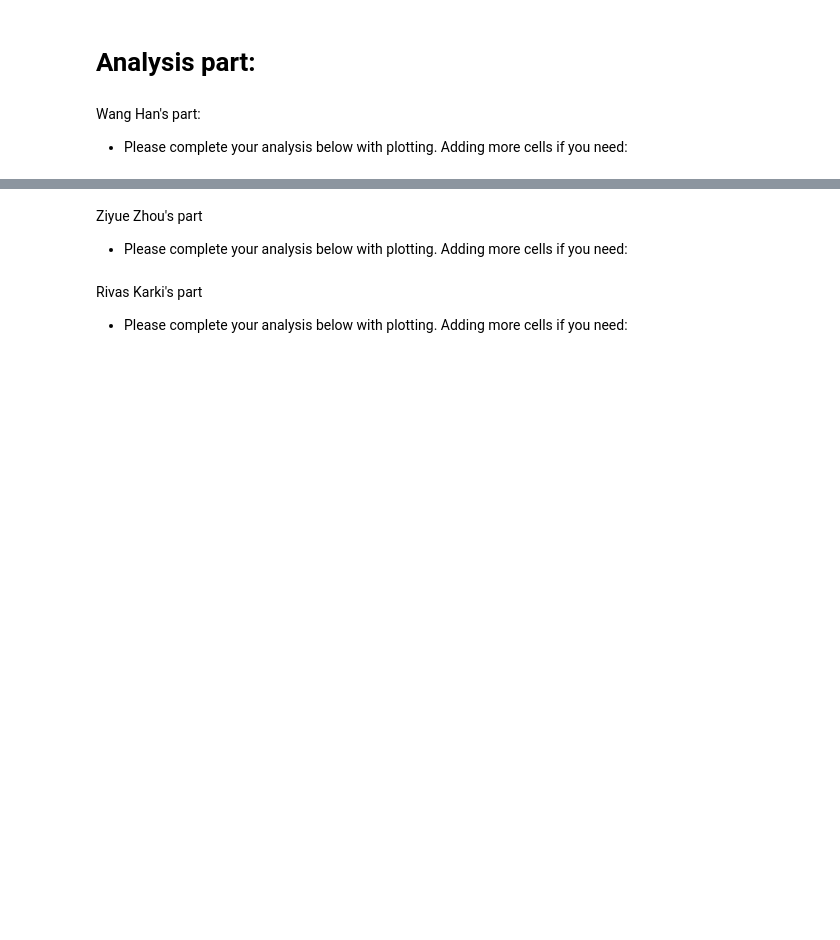
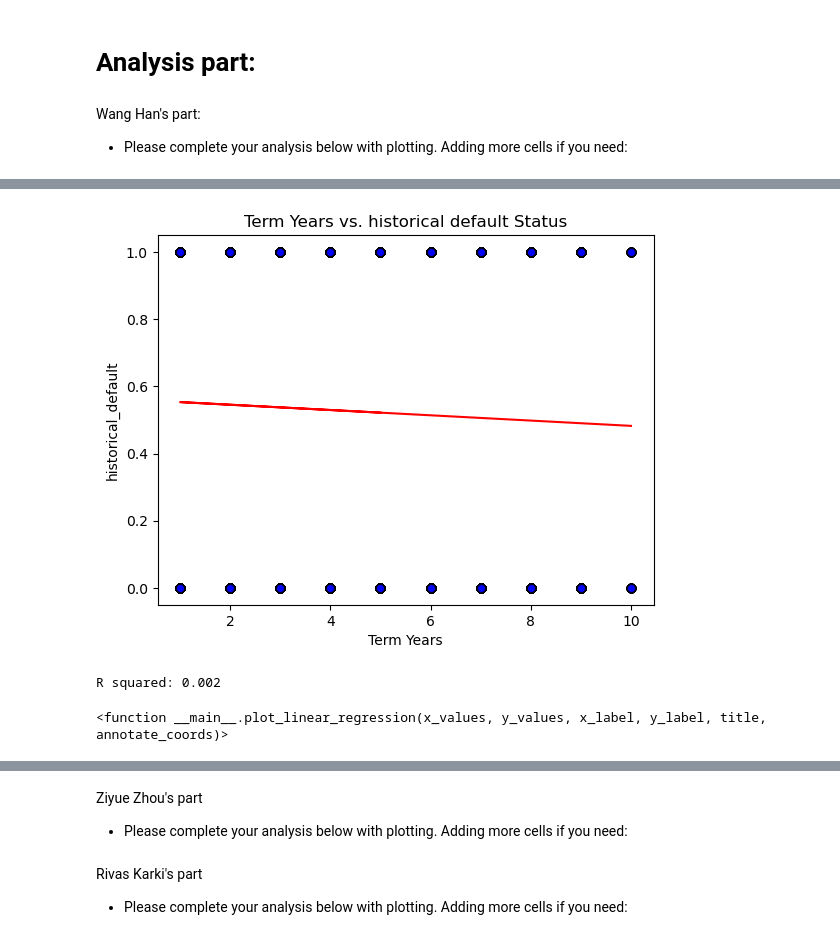
Before and after one commit to Oatsinthepine/Project_1_group8, a Jupyter notebook: Starter_notebook.ipynb, the cells around one changed output, grey strips where cells are left out. Saved outputs shown, nothing was run; the diff lists cells and outputs as text; code cells hidden in the pictures; blank space fills up the shorter version.

```diff
--- a/Starter_notebook.ipynb
+++ b/Starter_notebook.ipynb
@@ -207,0 +251,38 @@ Wang Han's part:
+# %%
+# Function to create linear regression plots
+def plot_linear_regression(x_values, y_values, x_label, y_label, title, annotate_coords):
+    (slope, intercept, rvalue, pvalue, stderr) = linregress(x_values, y_values)
+    regress_values = x_values * slope + intercept
+    line_eq = f"y = {round(slope, 2)}x + {round(intercept, 2)}"
+
+    plt.scatter(x_values, y_values, edgecolors="k", facecolors="b", alpha=0.75, marker="o")
+    plt.plot(x_values, regress_values, "r-")
+    plt.annotate(line_eq, annotate_coords, fontsize=15, color="red")
+
+    plt.xlabel(x_label)
+    plt.ylabel(y_label)
+    plt.title(title)
+    plt.show()
+
+    print(f"R squared: {rvalue**2:.3f}")
+
+# Assuming 'cleaned_loan_df' is already defined and loaded
+# Convert the relevant columns to float if they aren't already
+cleaned_loan_df["term_years"] = cleaned_loan_df["term_years"].astype(float)
+cleaned_loan_df["historical_default"] = cleaned_loan_df["historical_default"].map({"Y": 1, "N": 0})
+cleaned_loan_df["historical_default"] = cleaned_loan_df["historical_default"].astype(float)
+
+
+
+# Extract the x and y values
+x_values = cleaned_loan_df["term_years"]
+y_values = cleaned_loan_df["historical_default"]
+
+# Create the scatter plot with linear regression
+plot_linear_regression(x_values, y_values, "Term Years", "historical_default",
+                       "Term Years vs. historical default Status", (10, 10))
+plot_linear_regression
+# %% [output]
+[figure, added]
+R squared: 0.002
+<function __main__.plot_linear_regression(x_values, y_values, x_label, y_label, title, annotate_coords)>
```
Also changed, not shown: parts of 13 cells of this notebook, 2 other files.
